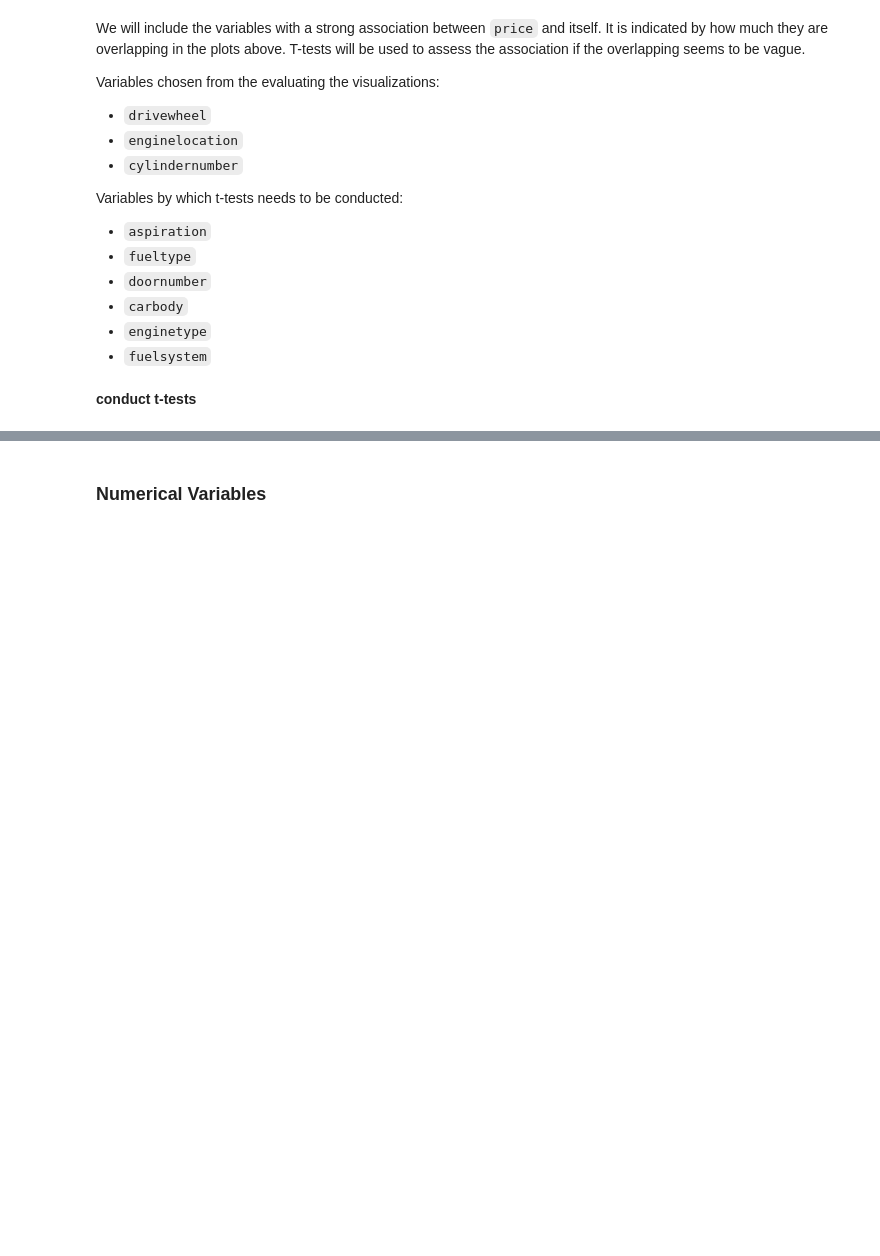
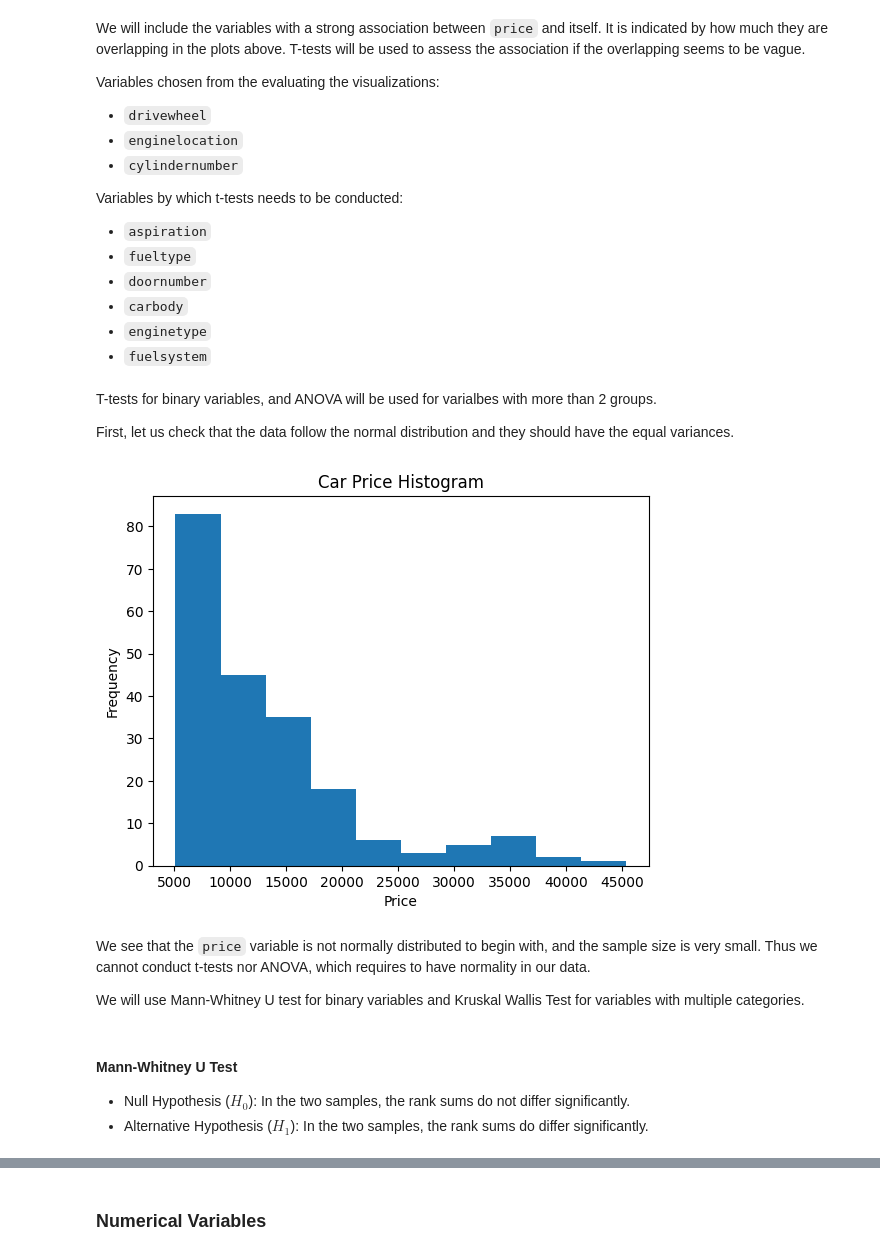
Before and after one commit to lojnys/data_science_project, a Jupyter notebook: car_pricing_assignment/car_price_linear_regression.ipynb, the cells around one changed output, grey strips where cells are left out. Drawn from its saved outputs; the diff is of its cells as text; code cells hidden in the pictures; blank space fills up the shorter version.

Commit message:
added Mann-Whitney U Test for categorical variables, need to conduct Kruskal Wallis Test, also try to find the z-scores

```diff
--- a/car_pricing_assignment/car_price_linear_regression.ipynb
+++ b/car_pricing_assignment/car_price_linear_regression.ipynb
@@ -384,5 +382,24 @@ Variables by which t-tests needs to be conducted:
 * `carbody`
 * `enginetype`
 * `fuelsystem`
-# %% [markdown]
-**conduct t-tests**
+# %% [markdown]
+T-tests for binary variables, and ANOVA will be used for varialbes with more than 2 groups.
+
+First, let us check that the data follow the normal distribution and they should have the equal variances.
+# %%
+plt.hist(df['price'])
+plt.title("Car Price Histogram")
+plt.xlabel("Price")
+plt.ylabel("Frequency")
+plt.show()
+# %% [output]
+[figure, added]
+# %% [markdown]
+We see that the `price` variable is not normally distributed to begin with, and the sample size is very small. Thus we cannot conduct t-tests nor ANOVA, which requires to have normality in our data.
+
+We will use Mann-Whitney U test for binary variables and Kruskal Wallis Test for variables with multiple categories.
+# %% [markdown]
+#### Mann-Whitney U Test
+
+* Null Hypothesis ($H_0$): In the two samples, the rank sums do not differ significantly.
+* Alternative Hypothesis ($H_1$): In the two samples, the rank sums do differ significantly.
```
Also changed, not shown: parts of 4 cells of this notebook.
